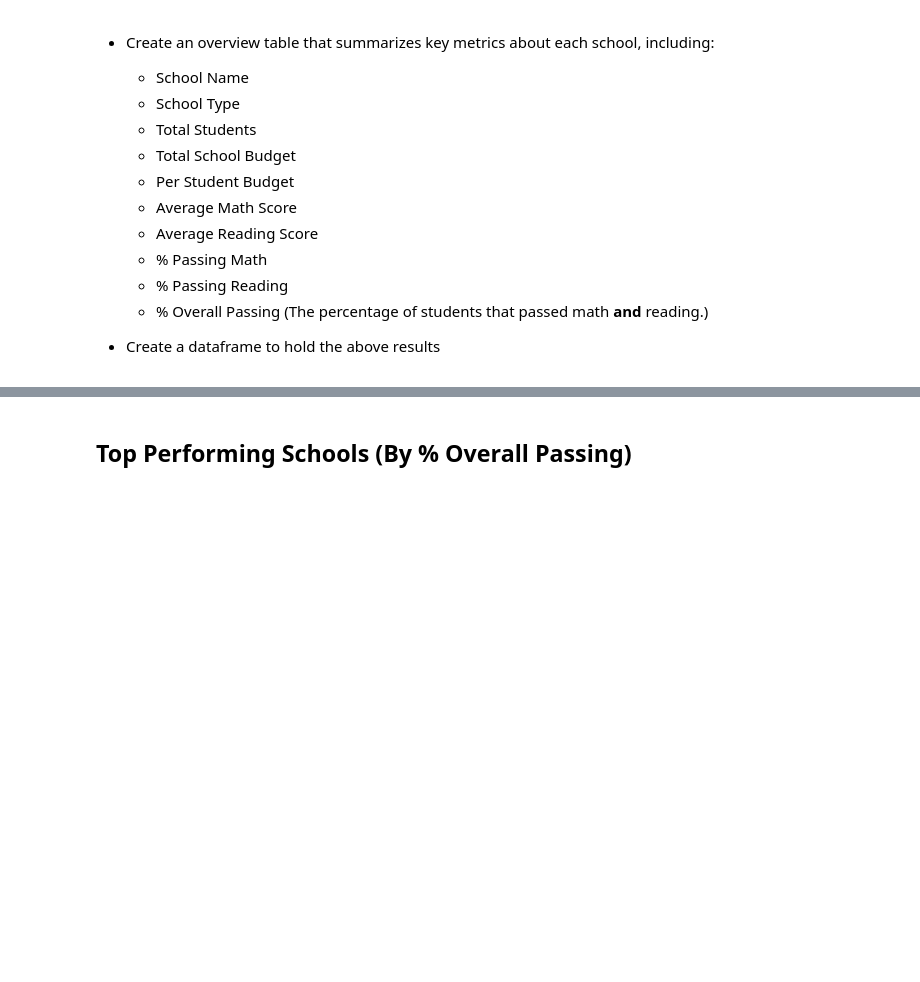
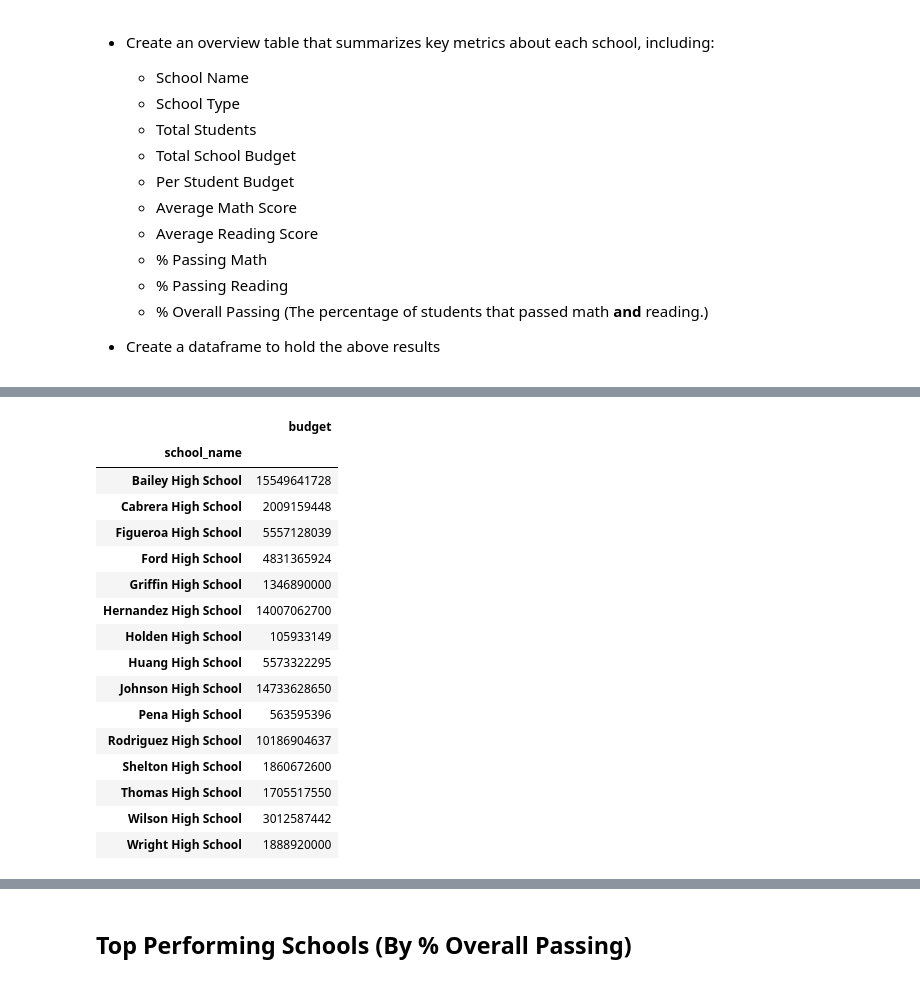
Before and after one commit to j-eikens/pandas-challenge, a Jupyter notebook: PyCitySchools/PyCitySchools_starter.ipynb, the cells around one changed output, grey strips where cells are left out. Cells and saved outputs as stored; diff of their text form; code cells hidden in the pictures; blank space fills up the shorter version.

```diff
--- a/PyCitySchools/PyCitySchools_starter.ipynb
+++ b/PyCitySchools/PyCitySchools_starter.ipynb
@@ -230 +209,22 @@ group_df[["Math Pass/Fail"]].sum()
+# %%
+#testing
+group_df["budget"].sum()
+# %% [output]
+|  | budget |
+| school_name |  |
+| Bailey High School | 15549641728 |
+| Cabrera High School | 2009159448 |
+| Figueroa High School | 5557128039 |
+| Ford High School | 4831365924 |
+| Griffin High School | 1346890000 |
+| Hernandez High School | 14007062700 |
+| Holden High School | 105933149 |
+| Huang High School | 5573322295 |
+| Johnson High School | 14733628650 |
+| Pena High School | 563595396 |
+| Rodriguez High School | 10186904637 |
+| Shelton High School | 1860672600 |
+| Thomas High School | 1705517550 |
+| Wilson High School | 3012587442 |
+| Wright High School | 1888920000 |
 # %%
```
Also changed, not shown: parts of 10 cells of this notebook.
